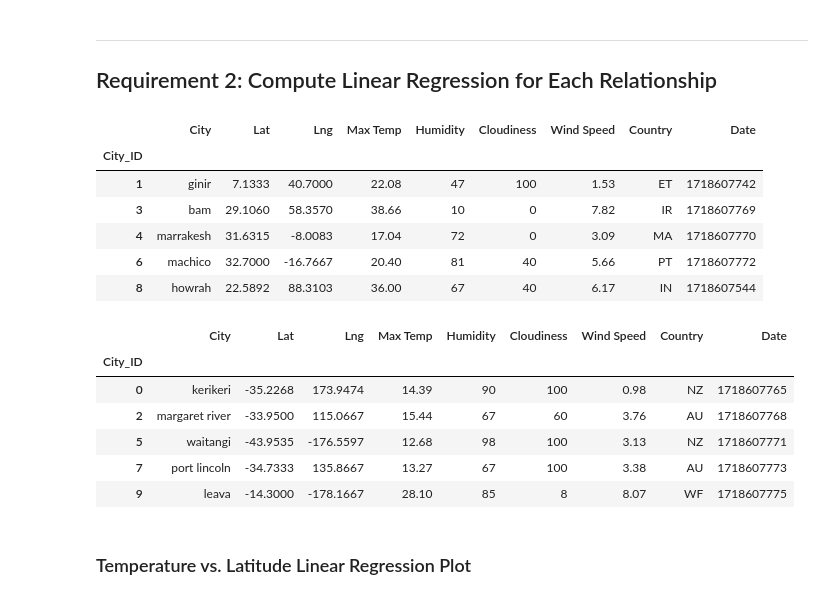
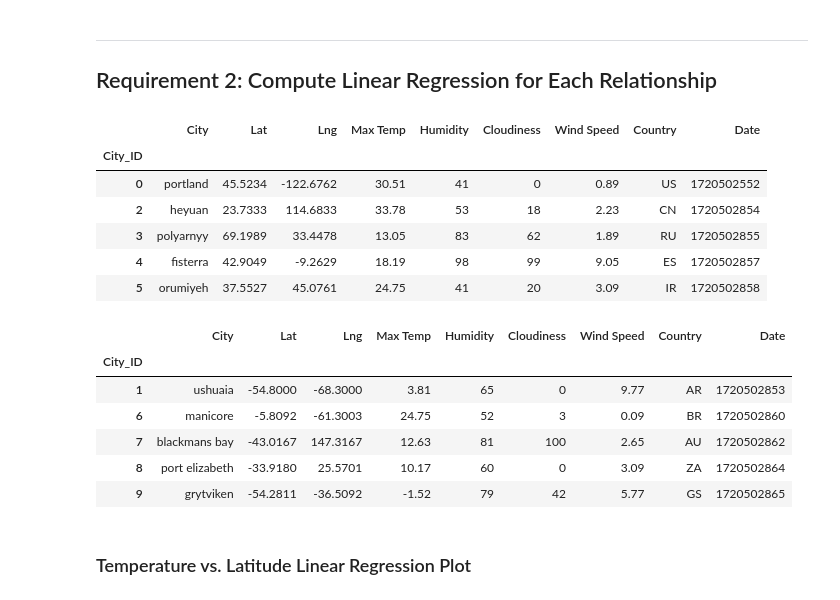
Before and after one commit to EdGonz44/python-api-challenge, a Jupyter notebook: WeatherPy/WeatherPy.ipynb, the cells around one changed output. Saved outputs shown, nothing was run; the diff lists cells and outputs as text; code cells hidden in the pictures.

```diff
--- a/WeatherPy/WeatherPy.ipynb
+++ b/WeatherPy/WeatherPy.ipynb
@@ -327,30 +298,30 @@ plt.show()
 # %%
 # Create a DataFrame with the Northern Hemisphere data (Latitude >= 0)
-# YOUR CODE HERE
+northern_hemi_df = city_data_df.loc[(city_data_df["Lat"] >= 0), :]
 
 # Display sample data
 northern_hemi_df.head()
 # %% [output]
 |  | City | Lat | Lng | Max Temp | Humidity | Cloudiness | Wind Speed | Country | Date |
 | City_ID |  |  |  |  |  |  |  |  |  |
-| 1 | ginir | 7.1333 | 40.7000 | 22.08 | 47 | 100 | 1.53 | ET | 1718607742 |
-| 3 | bam | 29.1060 | 58.3570 | 38.66 | 10 | 0 | 7.82 | IR | 1718607769 |
-| 4 | marrakesh | 31.6315 | -8.0083 | 17.04 | 72 | 0 | 3.09 | MA | 1718607770 |
-| 6 | machico | 32.7000 | -16.7667 | 20.40 | 81 | 40 | 5.66 | PT | 1718607772 |
-| 8 | howrah | 22.5892 | 88.3103 | 36.00 | 67 | 40 | 6.17 | IN | 1718607544 |
+| 0 | portland | 45.5234 | -122.6762 | 30.51 | 41 | 0 | 0.89 | US | 1720502552 |
+| 2 | heyuan | 23.7333 | 114.6833 | 33.78 | 53 | 18 | 2.23 | CN | 1720502854 |
+| 3 | polyarnyy | 69.1989 | 33.4478 | 13.05 | 83 | 62 | 1.89 | RU | 1720502855 |
+| 4 | fisterra | 42.9049 | -9.2629 | 18.19 | 98 | 99 | 9.05 | ES | 1720502857 |
+| 5 | orumiyeh | 37.5527 | 45.0761 | 24.75 | 41 | 20 | 3.09 | IR | 1720502858 |
 # %%
 # Create a DataFrame with the Southern Hemisphere data (Latitude < 0)
-# YOUR CODE HERE
+southern_hemi_df = city_data_df.loc[(city_data_df["Lat"] < 0), :]
 
 # Display sample data
 southern_hemi_df.head()
 # %% [output]
 |  | City | Lat | Lng | Max Temp | Humidity | Cloudiness | Wind Speed | Country | Date |
 | City_ID |  |  |  |  |  |  |  |  |  |
-| 0 | kerikeri | -35.2268 | 173.9474 | 14.39 | 90 | 100 | 0.98 | NZ | 1718607765 |
-| 2 | margaret river | -33.9500 | 115.0667 | 15.44 | 67 | 60 | 3.76 | AU | 1718607768 |
-| 5 | waitangi | -43.9535 | -176.5597 | 12.68 | 98 | 100 | 3.13 | NZ | 1718607771 |
-| 7 | port lincoln | -34.7333 | 135.8667 | 13.27 | 67 | 100 | 3.38 | AU | 1718607773 |
-| 9 | leava | -14.3000 | -178.1667 | 28.10 | 85 | 8 | 8.07 | WF | 1718607775 |
+| 1 | ushuaia | -54.8000 | -68.3000 | 3.81 | 65 | 0 | 9.77 | AR | 1720502853 |
+| 6 | manicore | -5.8092 | -61.3003 | 24.75 | 52 | 3 | 0.09 | BR | 1720502860 |
+| 7 | blackmans bay | -43.0167 | 147.3167 | 12.63 | 81 | 100 | 2.65 | AU | 1720502862 |
+| 8 | port elizabeth | -33.9180 | 25.5701 | 10.17 | 60 | 0 | 3.09 | ZA | 1720502864 |
+| 9 | grytviken | -54.2811 | -36.5092 | -1.52 | 79 | 42 | 5.77 | GS | 1720502865 |
 # %% [markdown]
 ###  Temperature vs. Latitude Linear Regression Plot
```
Also changed, not shown: parts of 30 cells of this notebook, 6 other files.
